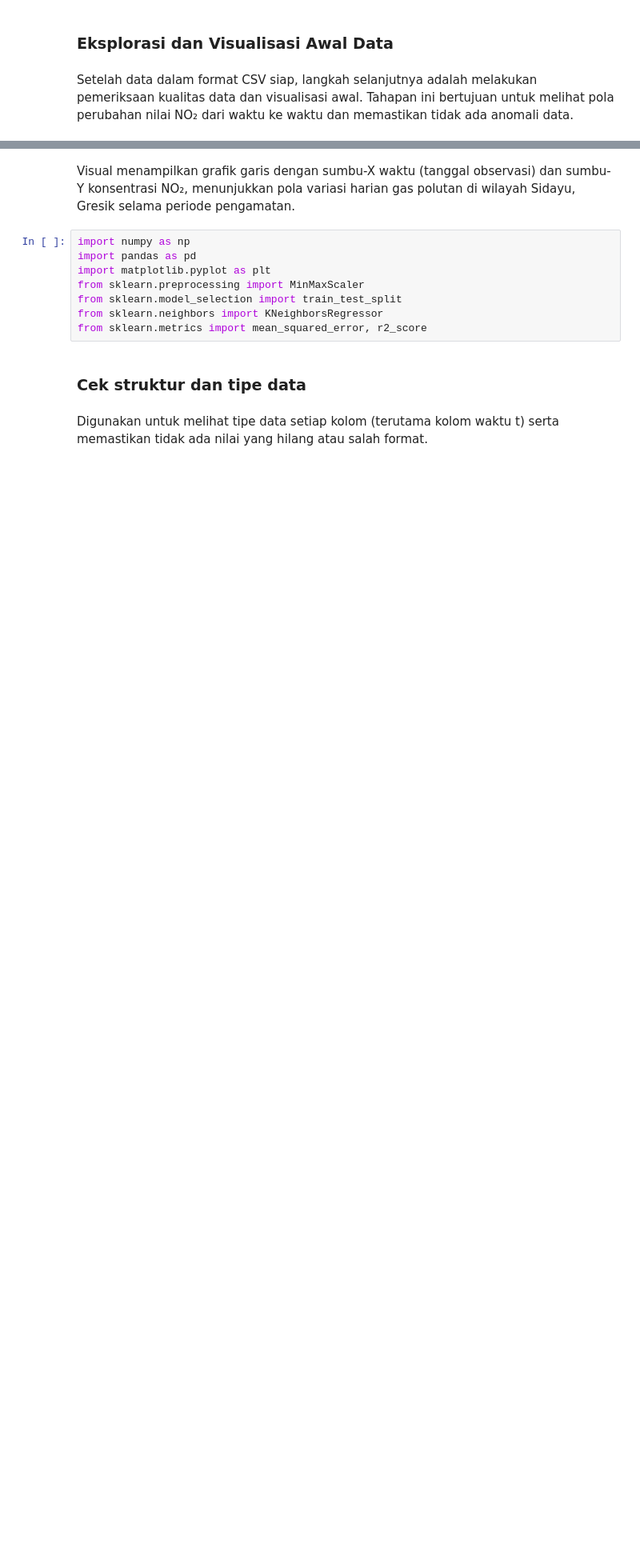
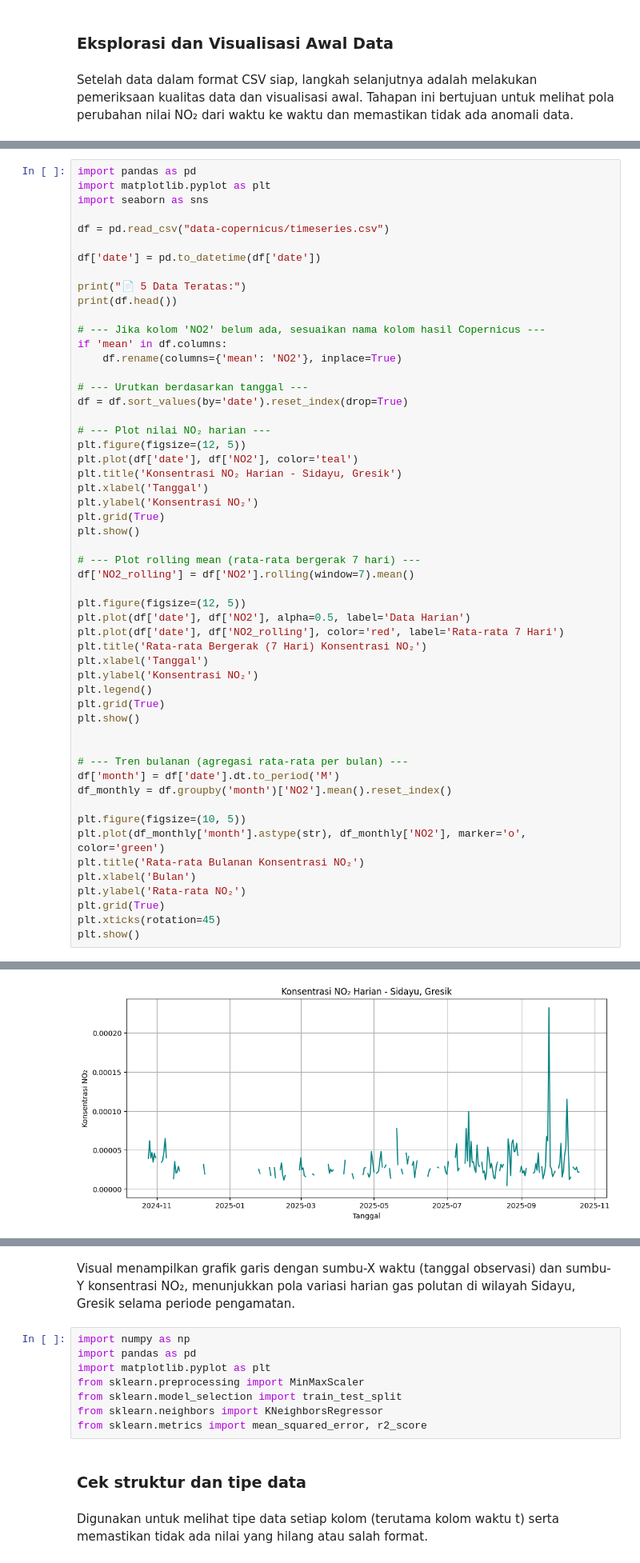
Before and after one commit to Pras7804/PSD, a Jupyter notebook: _sources/forecasting.ipynb, the cells around one changed output, grey strips where cells are left out. Shown at 80% size. Drawn from its saved outputs; the diff is of its cells as text; blank space fills up the shorter version.

```diff
--- a/_sources/forecasting.ipynb
+++ b/_sources/forecasting.ipynb
@@ -216,0 +190,55 @@ plt.show()
+# %%
+import pandas as pd
+import matplotlib.pyplot as plt
+import seaborn as sns
+
+df = pd.read_csv("data-copernicus/timeseries.csv")
+
+df['date'] = pd.to_datetime(df['date'])
+
+print("📄 5 Data Teratas:")
+print(df.head())
+
+# --- Jika kolom 'NO2' belum ada, sesuaikan nama kolom hasil Copernicus ---
+if 'mean' in df.columns:
+    df.rename(columns={'mean': 'NO2'}, inplace=True)
+
+# --- Urutkan berdasarkan tanggal ---
+df = df.sort_values(by='date').reset_index(drop=True)
+
+# --- Plot nilai NO₂ harian ---
+plt.figure(figsize=(12, 5))
+plt.plot(df['date'], df['NO2'], color='teal')
+plt.title('Konsentrasi NO₂ Harian - Sidayu, Gresik')
+plt.xlabel('Tanggal')
+plt.ylabel('Konsentrasi NO₂')
+plt.grid(True)
+plt.show()
+
+# --- Plot rolling mean (rata-rata bergerak 7 hari) ---
+df['NO2_rolling'] = df['NO2'].rolling(window=7).mean()
+
+plt.figure(figsize=(12, 5))
+plt.plot(df['date'], df['NO2'], alpha=0.5, label='Data Harian')
+plt.plot(df['date'], df['NO2_rolling'], color='red', label='Rata-rata 7 Hari')
+plt.title('Rata-rata Bergerak (7 Hari) Konsentrasi NO₂')
+plt.xlabel('Tanggal')
+plt.ylabel('Konsentrasi NO₂')
+plt.legend()
+plt.grid(True)
+plt.show()
+
+
+# --- Tren bulanan (agregasi rata-rata per bulan) ---
+df['month'] = df['date'].dt.to_period('M')
+df_monthly = df.groupby('month')['NO2'].mean().reset_index()
+
+plt.figure(figsize=(10, 5))
+plt.plot(df_monthly['month'].astype(str), df_monthly['NO2'], marker='o', color='green')
+plt.title('Rata-rata Bulanan Konsentrasi NO₂')
+plt.xlabel('Bulan')
+plt.ylabel('Rata-rata NO₂')
+plt.grid(True)
+plt.xticks(rotation=45)
+plt.show()
+# %% [output]
@@ -216,0 +252 @@ plt.show()
+[figure, added]
```
Also changed, not shown: parts of 94 cells of this notebook, 8 other files.
